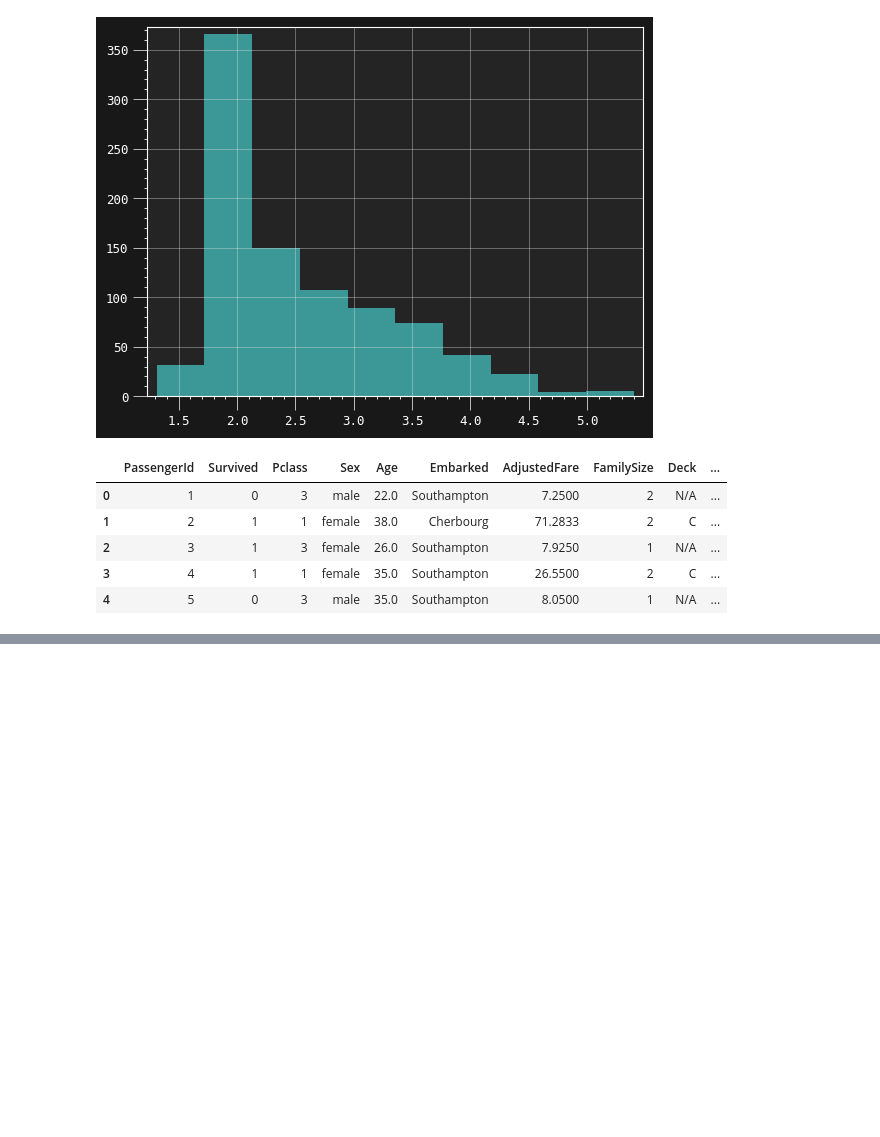
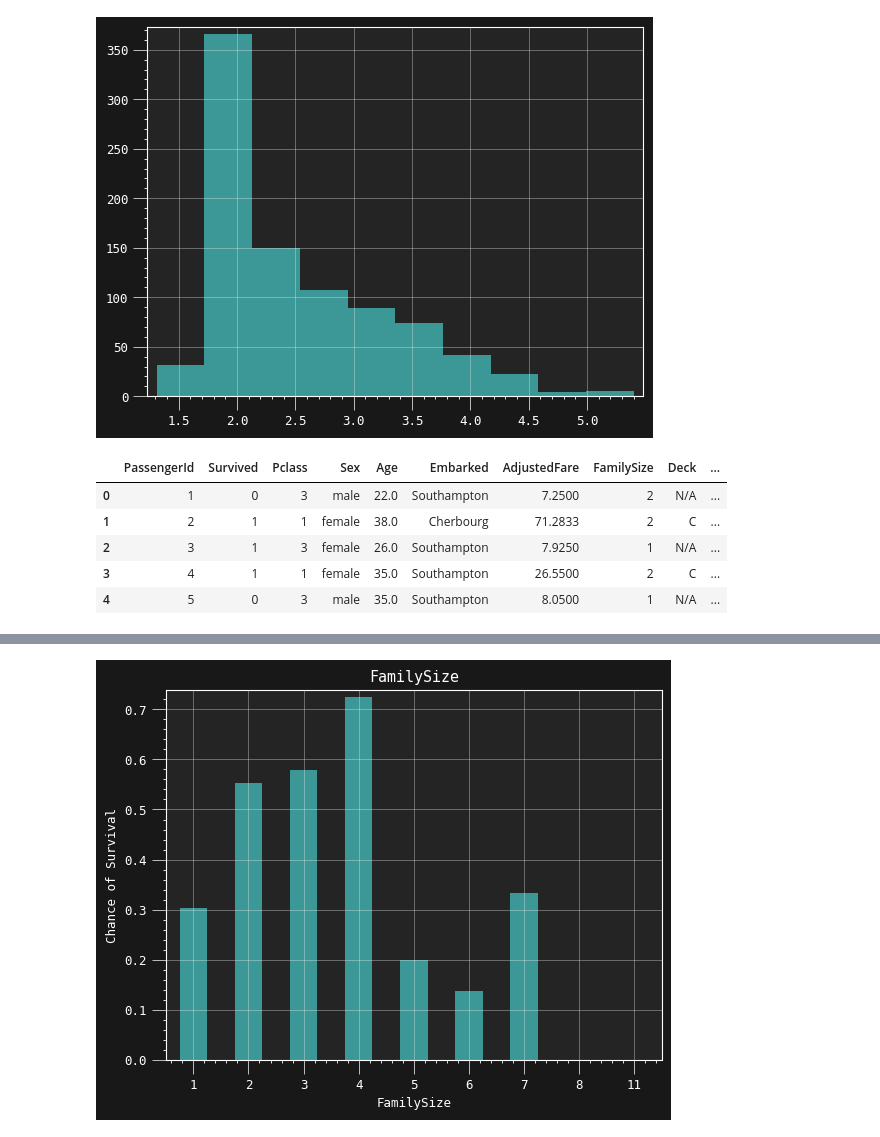
Before and after one commit to Homanloo/Titanic-Survival, a Jupyter notebook: Data_analysis.ipynb, the cells around one changed output, grey strips where cells are left out. Cells and saved outputs as stored; diff of their text form; code cells hidden in the pictures; blank space fills up the shorter version.

```diff
--- a/Data_analysis.ipynb
+++ b/Data_analysis.ipynb
@@ -256,0 +299,4 @@ df.head()
+# %%
+group_plot(df, "FamilySize", "bar")
+# %% [output]
+[figure, added]
```
Also changed, not shown: parts of 11 cells of this notebook.
